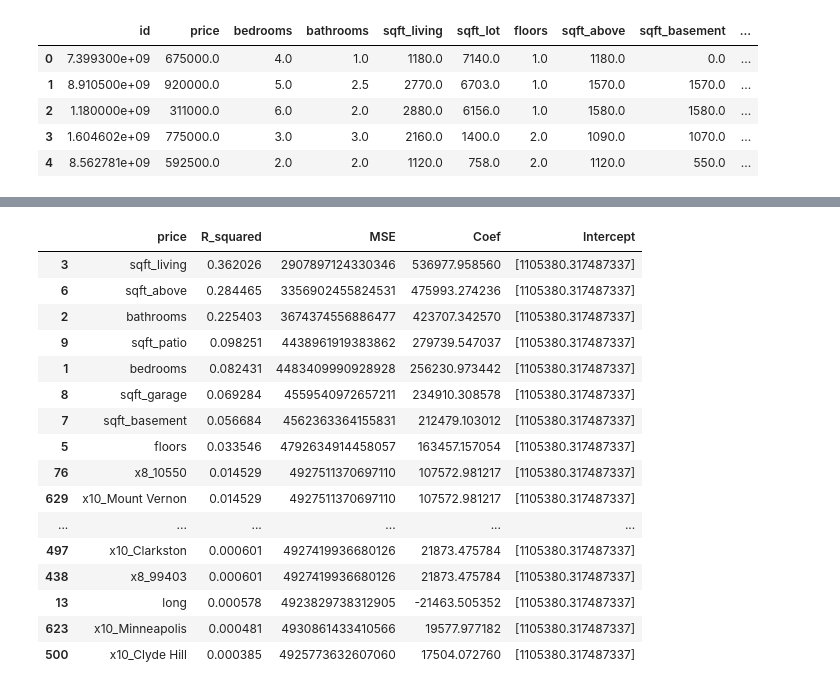
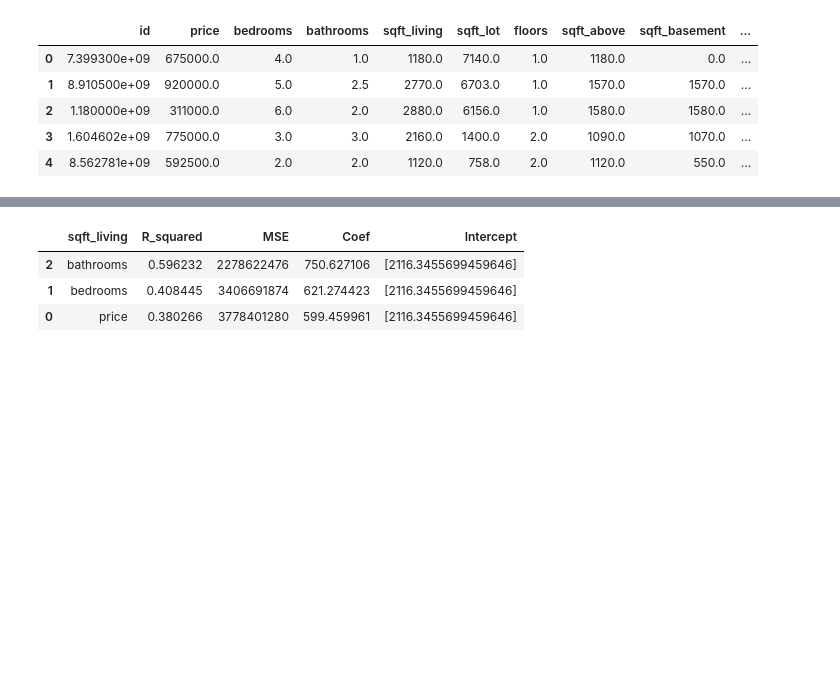
Before and after one commit to alexanderdaffara/HousingSalesRegression, a Jupyter notebook: Andre_Notebook.ipynb, the cells around one changed output, grey strips where cells are left out. Saved outputs shown, nothing was run; the diff lists cells and outputs as text; code cells hidden in the pictures; blank space fills up the shorter version.

```diff
--- a/Andre_Notebook.ipynb
+++ b/Andre_Notebook.ipynb
@@ -161,19 +203,19 @@ cat_df.head()
 # %% [markdown]
 Cleaning dates
 # %%
-month_int = []
-day_int = []
-year_int = []
+# month_int = []
+# day_int = []
+# year_int = []
 
-# split up the date column into a seperate month, day, year column for use as int
-for i in cat_df["date"]:
-    info = i.split("/")
-    month_int.append(int(info[0]))
-    day_int.append(int(info[1]))
-    year_int.append(int(info[2]))
+# # split up the date column into a seperate month, day, year column for use as int
+# for i in cat_df["date"]:
+#     info = i.split("/")
+#     month_int.append(int(info[0]))
+#     day_int.append(int(info[1]))
+#     year_int.append(int(info[2]))
 
-cat_df["mont_int"] = month_int
-cat_df["day_int"] = day_int
-cat_df["year_int"] = year_int
+# cat_df["mont_int"] = month_int
+# cat_df["day_int"] = day_int
+# cat_df["year_int"] = year_int
 
-cat_df.head()
+# cat_df.head()
@@ -210,7 +259,7 @@ cat_df = cat_df.dropna()
 # %%
 onehot_enc = OneHotEncoder(drop = 'first', sparse = False)
 # ['waterfront','greenbelt', "nuisance", "view", "condition", "grade", "heat_source", "sewer_system", "zips", "year_int", "city"]
-nominal_cols = ['waterfront','greenbelt', "nuisance","view", "condition", "grade", "heat_source", "sewer_system", "zips", "year_int", "city"]
+nominal_cols =  ['waterfront','greenbelt','nuisance','view','condition','grade','heat_source','sewer_system','zipcode']
 x=onehot_enc.fit_transform(cat_df[nominal_cols])
 names = list(onehot_enc.get_feature_names())
 len(names)
@@ -468,5 +517,6 @@ numeric_df.head()
 | 4 | 8.562781e+09 | 592500.0 | 2.0 | 2.0 | 1120.0 | 758.0 | 2.0 | 1120.0 | 550.0 | ... |
 # %%
 num_cat_df = numeric_df.join(enc_cat_df, how='inner')
+num_cat_df = num_cat_df.drop(columns="id")
 num_cat_df.head()
 # %% [output]
@@ -504,27 +554,14 @@ Length: 752, dtype: int64
 # %%
-y = "price"
-model_cols = list(num_cat_df.drop(columns = y, axis=1).columns)
+y = "sqft_living"
+model_cols = list(num_cat_df.drop(columns = [y,"sqft_above", "sqft_garage","sqft_patio", "sqft_basement", "sqft_lot","yr_renovated"],  axis=1).columns)
 X_df = stats_test(num_cat_df,model_cols,y)
-tester = X_df.sort_values(by="R_squared", ascending=False).head(21)
+tester = X_df.sort_values(by="MSE", ascending=True).head(3)
 tester
 # %% [output]
-|  | price | R_squared | MSE | Coef | Intercept |
-| 3 | sqft_living | 0.362026 | 2907897124330346 | 536977.958560 | [1105380.317487337] |
-| 6 | sqft_above | 0.284465 | 3356902455824531 | 475993.274236 | [1105380.317487337] |
-| 2 | bathrooms | 0.225403 | 3674374556886477 | 423707.342570 | [1105380.317487337] |
-| 9 | sqft_patio | 0.098251 | 4438961919383862 | 279739.547037 | [1105380.317487337] |
-| 1 | bedrooms | 0.082431 | 4483409990928928 | 256230.973442 | [1105380.317487337] |
-| 8 | sqft_garage | 0.069284 | 4559540972657211 | 234910.308578 | [1105380.317487337] |
-| 7 | sqft_basement | 0.056684 | 4562363364155831 | 212479.103012 | [1105380.317487337] |
-| 5 | floors | 0.033546 | 4792634914458057 | 163457.157054 | [1105380.317487337] |
-| 76 | x8_10550 | 0.014529 | 4927511370697110 | 107572.981217 | [1105380.317487337] |
-| 629 | x10_Mount Vernon | 0.014529 | 4927511370697110 | 107572.981217 | [1105380.317487337] |
-| ... | ... | ... | ... | ... | ... |
-| 497 | x10_Clarkston | 0.000601 | 4927419936680126 | 21873.475784 | [1105380.317487337] |
-| 438 | x8_99403 | 0.000601 | 4927419936680126 | 21873.475784 | [1105380.317487337] |
-| 13 | long | 0.000578 | 4923829738312905 | -21463.505352 | [1105380.317487337] |
-| 623 | x10_Minneapolis | 0.000481 | 4930861433410566 | 19577.977182 | [1105380.317487337] |
-| 500 | x10_Clyde Hill | 0.000385 | 4925773632607060 | 17504.072760 | [1105380.317487337] |
+|  | sqft_living | R_squared | MSE | Coef | Intercept |
+| 2 | bathrooms | 0.596232 | 2278622476 | 750.627106 | [2116.3455699459646] |
+| 1 | bedrooms | 0.408445 | 3406691874 | 621.274423 | [2116.3455699459646] |
+| 0 | price | 0.380266 | 3778401280 | 599.459961 | [2116.3455699459646] |
 # %%
 test_names = [i for i in tester[y]]
 test_names
```
Also changed, not shown: parts of 19 cells of this notebook.
